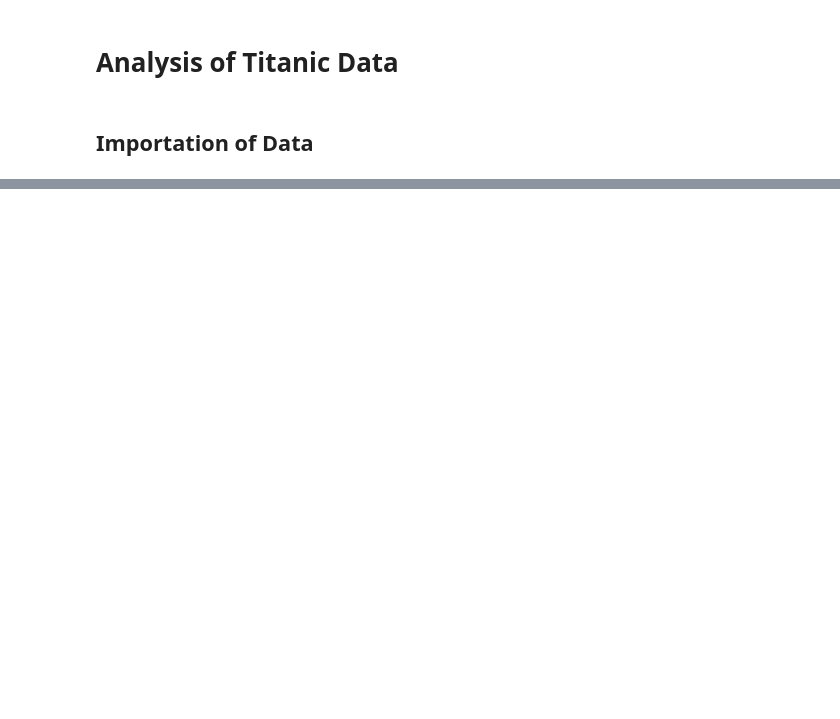
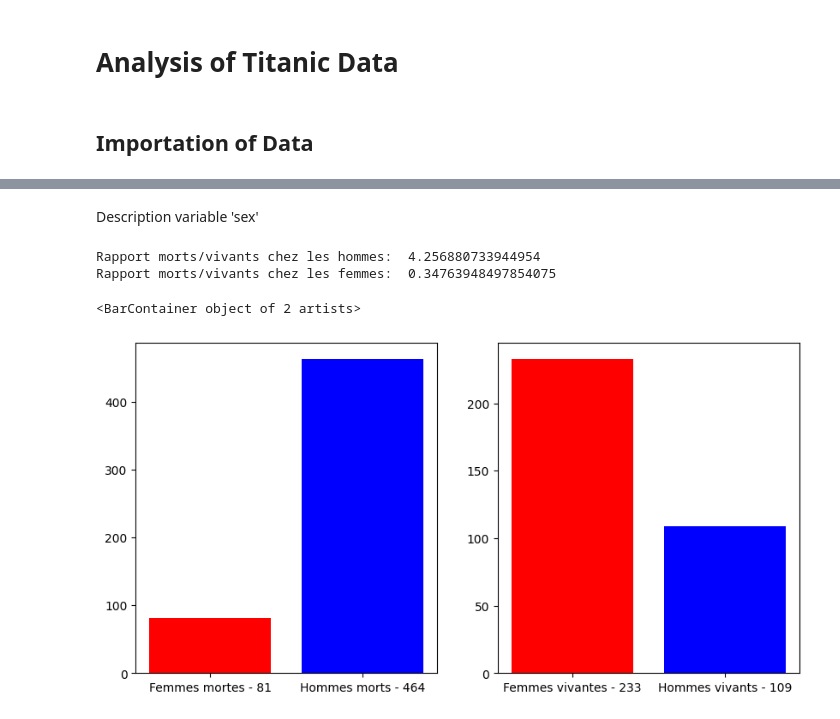
Before and after one commit to Noah-Agnel/Titanic, a Jupyter notebook: data_analysis.ipynb, the cells around one changed output, grey strips where cells are left out. Drawn from its saved outputs; the diff is of its cells as text; code cells hidden in the pictures; blank space fills up the shorter version.

```diff
--- a/data_analysis.ipynb
+++ b/data_analysis.ipynb
@@ -65,0 +65,31 @@ with open('titanic_cleaned.csv', mode='w', newline='') as file:
+# %% [markdown]
+Description variable 'sex'
+# %%
+femmes = sex == 0
+hommes = sex == 1
+vivants = survie == 1
+morts = survie == 0
+# Groupes
+femmes_mortes = titanic[np.logical_and(femmes, morts)]
+femmes_vivantes = titanic[np.logical_and(femmes,vivants)]
+hommes_morts = titanic[np.logical_and(hommes,morts)]
+hommes_vivants = titanic[np.logical_and(hommes,vivants)]
+
+nb_femmes_mortes = len(femmes_mortes)
+nb_hommes_morts = len(hommes_morts)
+nb_femmes_vivantes = len(femmes_vivantes)
+nb_hommes_vivants = len(hommes_vivants)
+
+print('Rapport morts/vivants chez les hommes: ',nb_hommes_morts/nb_hommes_vivants)
+print('Rapport morts/vivants chez les femmes: ',nb_femmes_mortes/nb_femmes_vivantes)
+
+plt.figure(figsize=(10, 5))
+plt.subplot(1,2,1)
+plt.bar([f'Femmes mortes - {nb_femmes_mortes}', f'Hommes morts - {nb_hommes_morts}'], [nb_femmes_mortes, nb_hommes_morts], color=['red', 'blue'])
+plt.subplot(1,2,2)
+plt.bar([f'Femmes vivantes - {nb_femmes_vivantes}', f'Hommes vivants - {nb_hommes_vivants}'], [nb_femmes_vivantes, nb_hommes_vivants], color=['red', 'blue'])
+# %% [output]
+Rapport morts/vivants chez les hommes:  4.256880733944954
+Rapport morts/vivants chez les femmes:  0.34763948497854075
+<BarContainer object of 2 artists>
+[figure, added]
```
Also changed, not shown: parts of 14 cells of this notebook.
